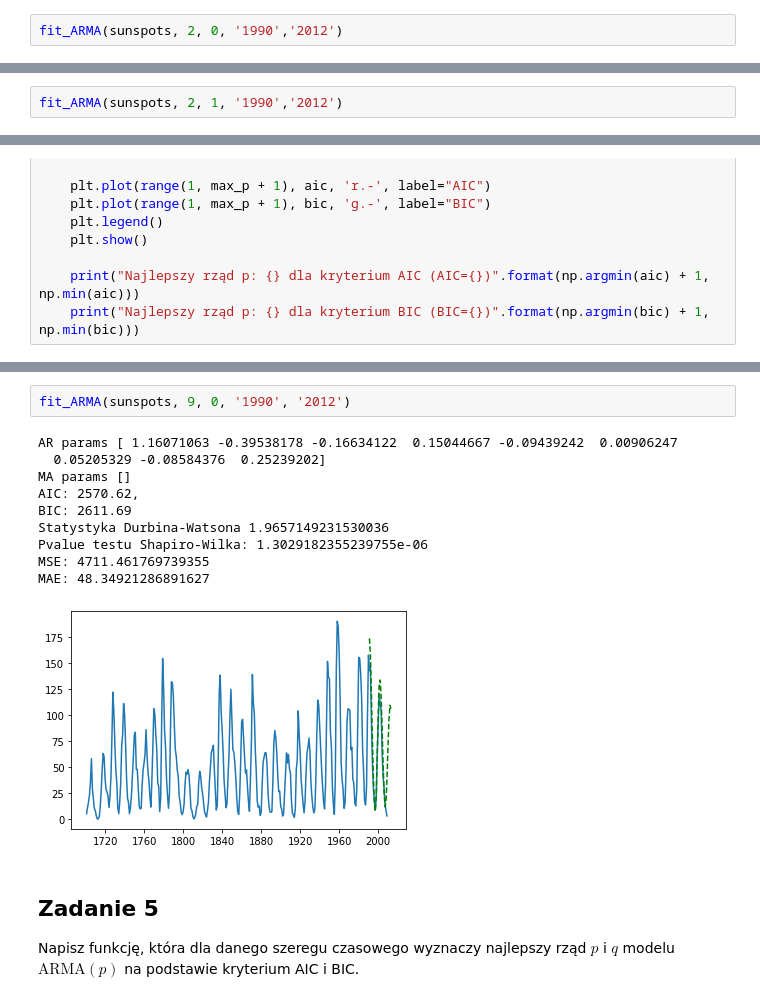
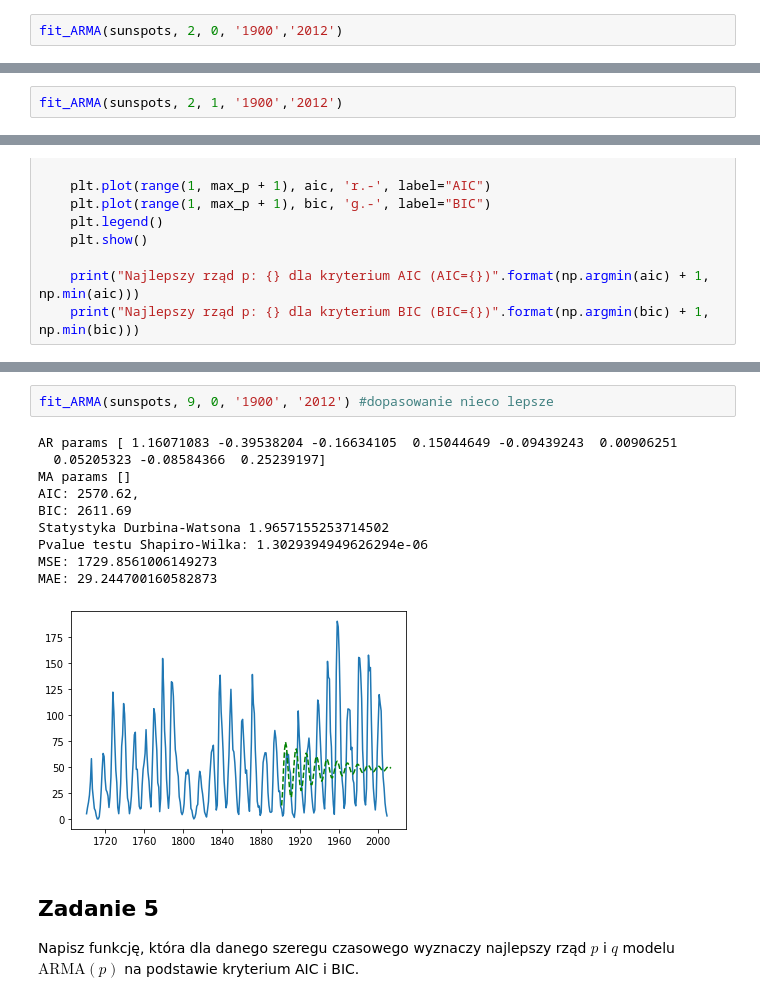
Before and after one commit to mdabrowski-phd/ds250223_regul, a Jupyter notebook: 04_szeregi_czasowe/06_ARMA.ipynb, the cells around one changed output, grey strips where cells are left out. Cells and saved outputs as stored; diff of their text form.

```diff
--- a/04_szeregi_czasowe/06_ARMA.ipynb
+++ b/04_szeregi_czasowe/06_ARMA.ipynb
@@ -508,5 +528,5 @@ def fit_ARMA(ts, p, q, pred_start, pred_end):
     plt.plot(pred, 'g--')
     plt.show()
 # %%
-fit_ARMA(sunspots, 2, 0, '1990','2012')
+fit_ARMA(sunspots, 2, 0, '1900','2012')
 # %% [output]
@@ -522,3 +542,3 @@ MAE: 33.712689123028575
 # %%
-fit_ARMA(sunspots, 2, 1, '1990','2012')
+fit_ARMA(sunspots, 2, 1, '1900','2012')
 # %% [output]
@@ -564,16 +584,16 @@ Najlepszy rząd p: 9 dla kryterium BIC (BIC=2611.689365935679)
 # %%
-fit_ARMA(sunspots, 9, 0, '1990', '2012')
+fit_ARMA(sunspots, 9, 0, '1900', '2012') #dopasowanie nieco lepsze
 # %% [output]
-AR params [ 1.16071063 -0.39538178 -0.16634122  0.15044667 -0.09439242  0.00906247
-  0.05205329 -0.08584376  0.25239202]
+AR params [ 1.16071083 -0.39538204 -0.16634105  0.15044649 -0.09439243  0.00906251
+  0.05205323 -0.08584366  0.25239197]
 MA params []
 AIC: 2570.62,
 BIC: 2611.69
-Statystyka Durbina-Watsona 1.9657149231530036
-Pvalue testu Shapiro-Wilka: 1.3029182355239755e-06
-MSE: 4711.461769739355
-MAE: 48.34921286891627
+Statystyka Durbina-Watsona 1.9657155253714502
+Pvalue testu Shapiro-Wilka: 1.3029394949626294e-06
+MSE: 1729.8561006149273
+MAE: 29.244700160582873
-[figure, old version]
+[figure, new version]
 # %% [markdown]
 ## Zadanie 5
 
```
Also changed, not shown: parts of 49 cells of this notebook, 1 other file.
